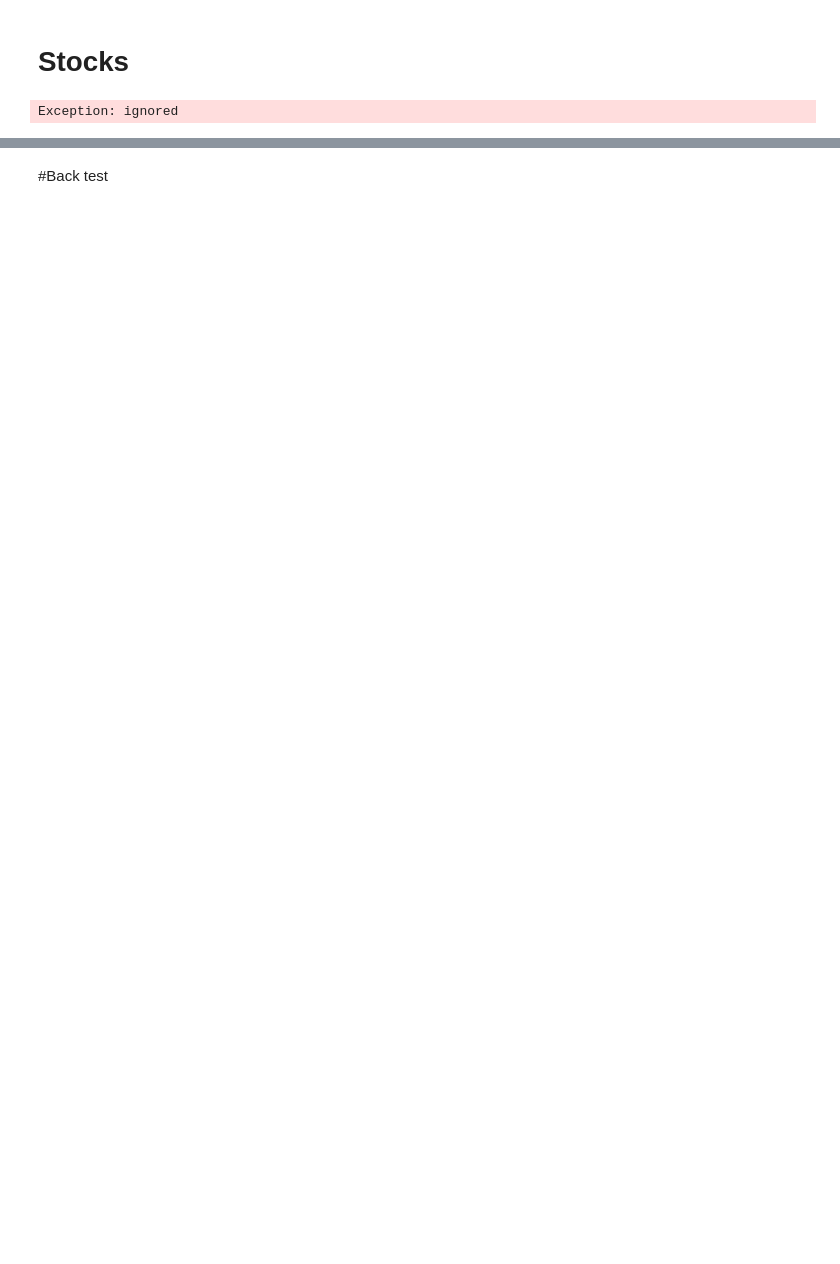
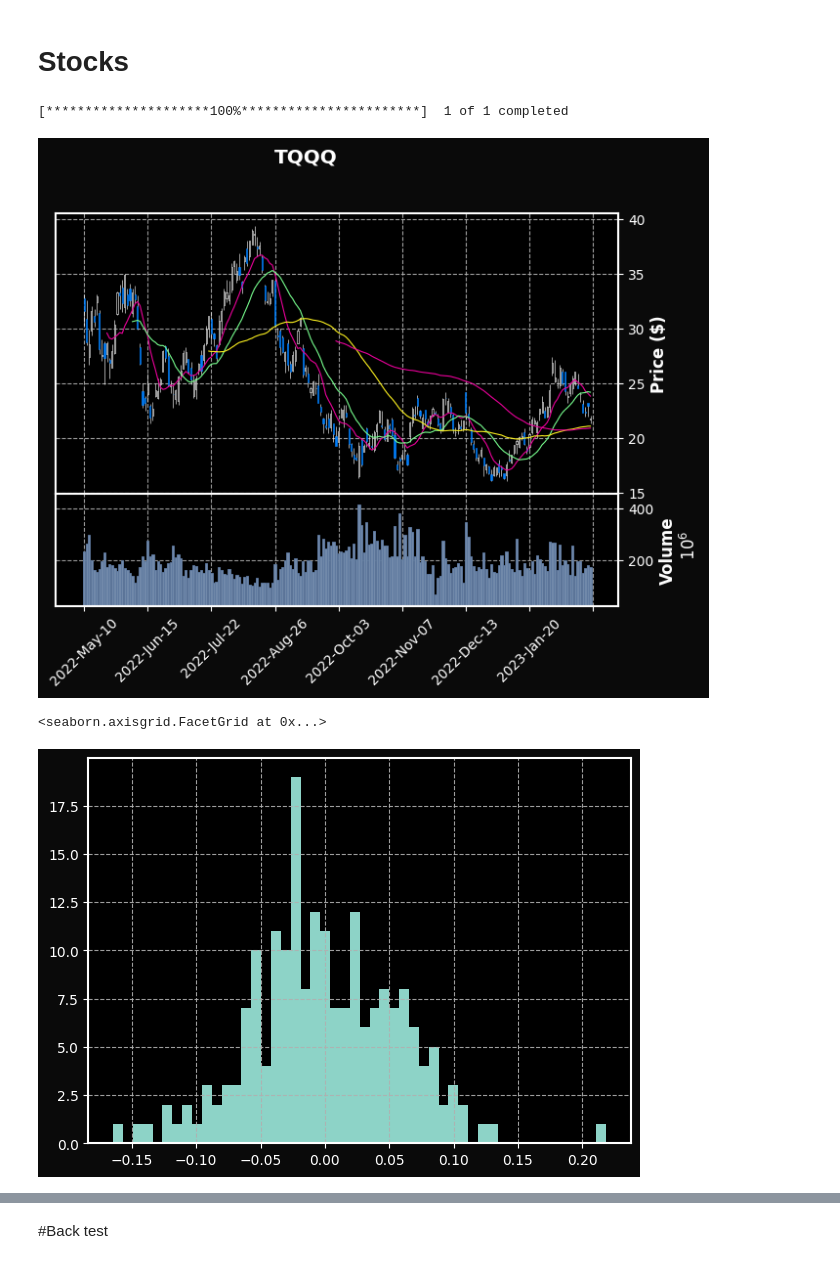
Before and after one commit to custom-hyper/Trading-Report, a Jupyter notebook: 2023-02-23 – $TQQQ – Trading_Report.ipynb, the cells around one changed output, grey strips where cells are left out. Cells and saved outputs as stored; diff of their text form; code cells hidden in the pictures; blank space fills up the shorter version.

```diff
--- a/2023-02-23 – $TQQQ – Trading_Report.ipynb
+++ b/2023-02-23 – $TQQQ – Trading_Report.ipynb
@@ -1101,35 +1101,33 @@ Twitter: https://twitter.com/AaveAave
 # %%
 #@title Chart
 import pandas as pd
 import yfinance as yf
 import plotly.graph_objects as go
 import talib as ta
 
 ticker=yahoo_id
-
-
-
-
-ticker_y.info
 
 data = yf.download(tickers=ticker, period='200d')
 #@title
 import mplfinance as fplt
 
 fplt.plot(
             data,
             type='candle',
             style='mike',
             title=ticker,
             ylabel='Price ($)',
             volume=True,
             ylabel_lower='Volume',
             mav = (10,20,50,100,200)
             )
 
 data['daily_ret'] = data['Close'].pct_change(1)
 data['daily_ret'].hist(bins = 50,figsize = (7,5))
 
 sns.displot(data, x="daily_ret", kind="ecdf")
 # %% [output]
-Exception: ignored
+[*********************100%***********************]  1 of 1 completed
+[figure, added]
+<seaborn.axisgrid.FacetGrid at 0x...>
+[figure, added]
```
Also changed, not shown: parts of 13 cells of this notebook.
